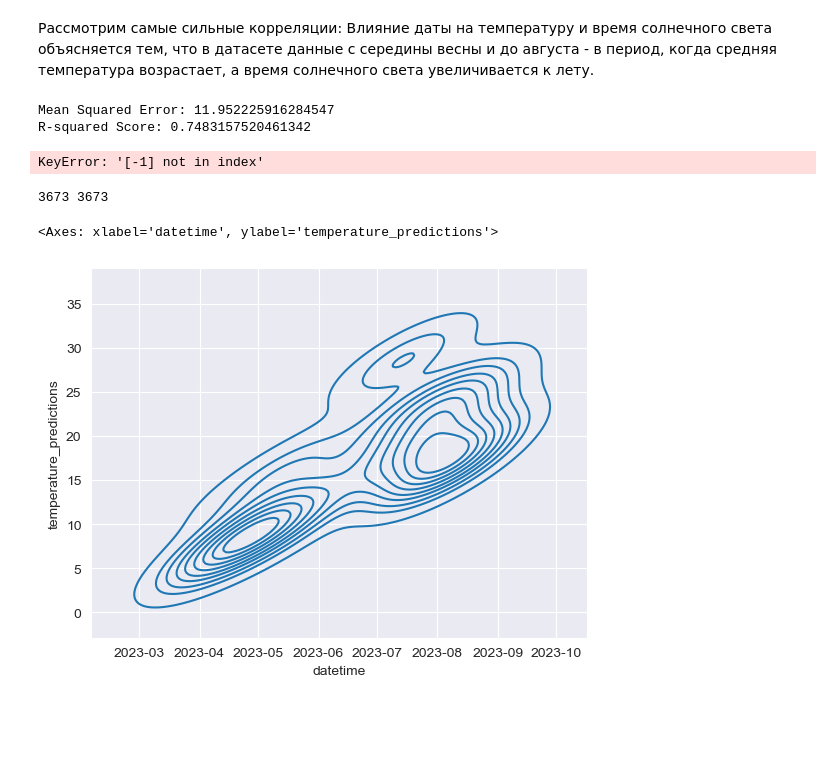
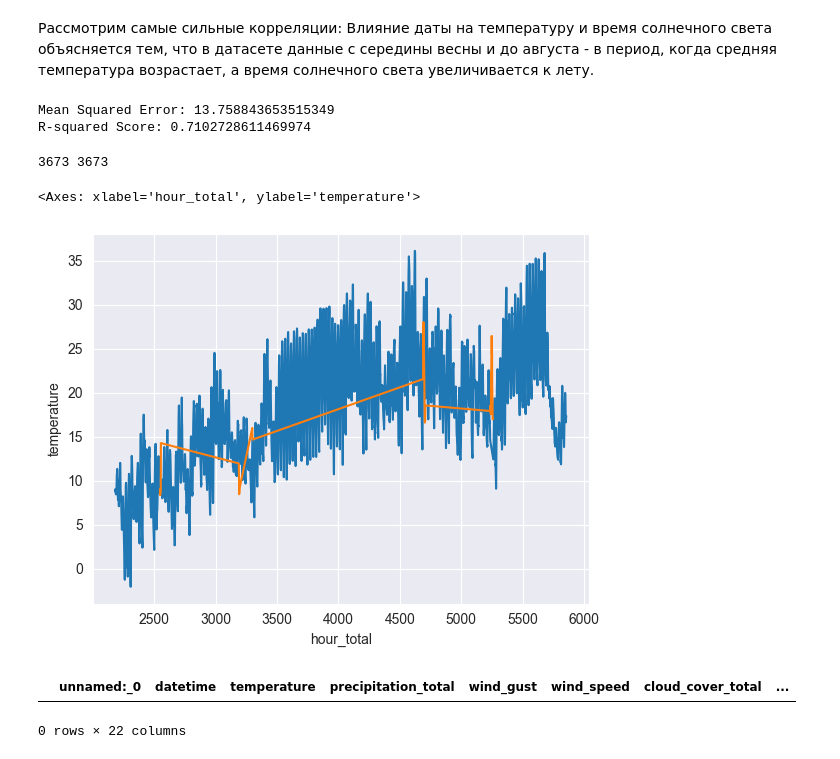
Before and after one commit to alexhronov/analiz_samokatov, a Jupyter notebook: sample.ipynb, the cells around one changed output. Drawn from its saved outputs; the diff is of its cells as text; code cells hidden in the pictures; blank space fills up the shorter version.

```diff
--- a/sample.ipynb
+++ b/sample.ipynb
@@ -386,7 +363,7 @@ labels = ['night', 'morning', 'evening', 'afternoon']
 wt1['hour_category'] = pd.cut(wt1['hour'], bins=bins, labels=labels, right=False, ordered=False)
 
 # Initialize OneHotEncoder
-encoder = OneHotEncoder()
+encoder = OneHotEncoder(drop='first')
 
 # Fit and transform the 'hour_category' column
 hour_category_encoded = encoder.fit_transform(wt1[['hour_category']].astype(str))
@@ -407,7 +384,7 @@ month_to_season = {1: 'winter', 2: 'winter', 3: 'spring', 4: 'spring', 5: 'sprin
 wt1['season'] = wt1['month'].map(month_to_season)
 
 # Initialize OneHotEncoder
-encoder = OneHotEncoder()
+encoder = OneHotEncoder(drop='first')
 
 # Fit and transform the 'season' column
 season_encoded = encoder.fit_transform(wt1[['season']])
@@ -445,7 +429,9 @@ from sklearn.pipeline import make_pipeline
 train_data = wt1.dropna(subset=['temperature'])
 
 # Define the features and target
-X = train_data['precipitation_total,wind_gust,cloud_cover_total,sunshine_duration,day,hour,month,season_spring,season_summer,hour_category_night,hour_category_morning,hour_category_evening,hour_category_afternoon,hour_total'.split(',')]  # Specify your features
+X = train_data[['precipitation_total', 'wind_gust', 'cloud_cover_total', 'sunshine_duration',
+'hour', 'season_spring', 'season_summer',
+'hour_category_night', 'hour_category_morning', 'hour_category_evening', 'hour_category_afternoon']] # Specify your features
 y = train_data['temperature']
 
 X_train, X_test, y_train, y_test = train_test_split(X, y, test_size=0.2, random_state=42)
@@ -461,8 +447,8 @@ if mse > 0.5 or r2 < 0.5:
     print("Mean Squared Error:", mse)
     print("R-squared Score:", r2)
     features_for_prediction = ['precipitation_total', 'wind_gust', 'cloud_cover_total', 'sunshine_duration',
-                               'day', 'hour', 'month', 'season_spring', 'season_summer',
-                               'hour_category_night', 'hour_category_morning', 'hour_category_evening', 'hour_category_afternoon', 'hour_total']
+                               'hour', 'season_spring', 'season_summer',
+                               'hour_category_night', 'hour_category_morning', 'hour_category_evening', 'hour_category_afternoon']
 
 # Make predictions for all values in the DataFrame using the selected features
     all_predictions = model.predict(wt1[features_for_prediction])
@@ -472,7 +458,9 @@ if mse > 0.5 or r2 < 0.5:
 
 else:
     # Predict missing values
-    X_missing = wt1.loc[wt1['temperature'].isnull(), ['precipitation_total,wind_gust,cloud_cover_total,sunshine_duration,day,hour,month,season_spring,season_summer,hour_category_night,hour_category_morning,hour_category_evening,hour_category_afternoon'.split(',')]]
+    X_missing = wt1.loc[wt1['temperature'].isnull(), ['precipitation_total', 'wind_gust', 'cloud_cover_total', 'sunshine_duration',
+                                                      'hour', 'season_spring', 'season_summer',
+                                                      'hour_category_night', 'hour_category_morning', 'hour_category_evening', 'hour_category_afternoon']]
     predicted_temperatures = model.predict(X_missing)
 
     # Fill in the missing temperature values
@@ -481,28 +469,23 @@ else:
 
 wt1['temperature_interpolated'] = wt1['temperature'].interpolate(method='quadratic', limit=100)
 # %% [output]
-Mean Squared Error: 11.952225916284547
-R-squared Score: 0.7483157520461342
+Mean Squared Error: 13.758843653515349
+R-squared Score: 0.7102728611469974
-# %%
-rows_with_missing_temp = wt1[wt1['temperature'].isnull()]
-
-# Include neighboring days (e.g., previous and next rows) for each row with missing 'temperature'
-neighboring_rows = wt1.loc[rows_with_missing_temp.index - 1].append(wt1.loc[rows_with_missing_temp.index]).append(wt1.loc[rows_with_missing_temp.index + 24])
-
-# Display the rows with missing 'temperature' and neighboring days
-print(neighboring_rows)
-# %% [output]
-KeyError: '[-1] not in index'
 # %%
 print(len(wt1.hour_total.unique()), len(wt1))
 # %% [output]
 3673 3673
 # %%
-sns.kdeplot(data=wt1[wt1['temperature'].isnull()], x='datetime', y='temperature_predictions')
+sns.lineplot(x=wt1['hour_total'], y=wt1['temperature'].astype(float))
+sns.lineplot(data=wt1[wt1['temperature'].isnull()], x='hour_total', y='temperature_predictions', marker='None')
+# sns.dogplot()
 # %% [output]
-<Axes: xlabel='datetime', ylabel='temperature_predictions'>
+<Axes: xlabel='hour_total', ylabel='temperature'>
-[figure, old version]
+[figure, new version]
 # %%
 wt1[wt1.temperature_predictions.isnull()]
+# %% [output]
+|  | unnamed:_0 | datetime | temperature | precipitation_total | wind_gust | wind_speed | cloud_cover_total | ... |
+0 rows × 22 columns
 # %%
 wt1.to_csv('kpolyakov.spb.csv')
```
Also changed, not shown: parts of 16 cells of this notebook, 4 other files.
